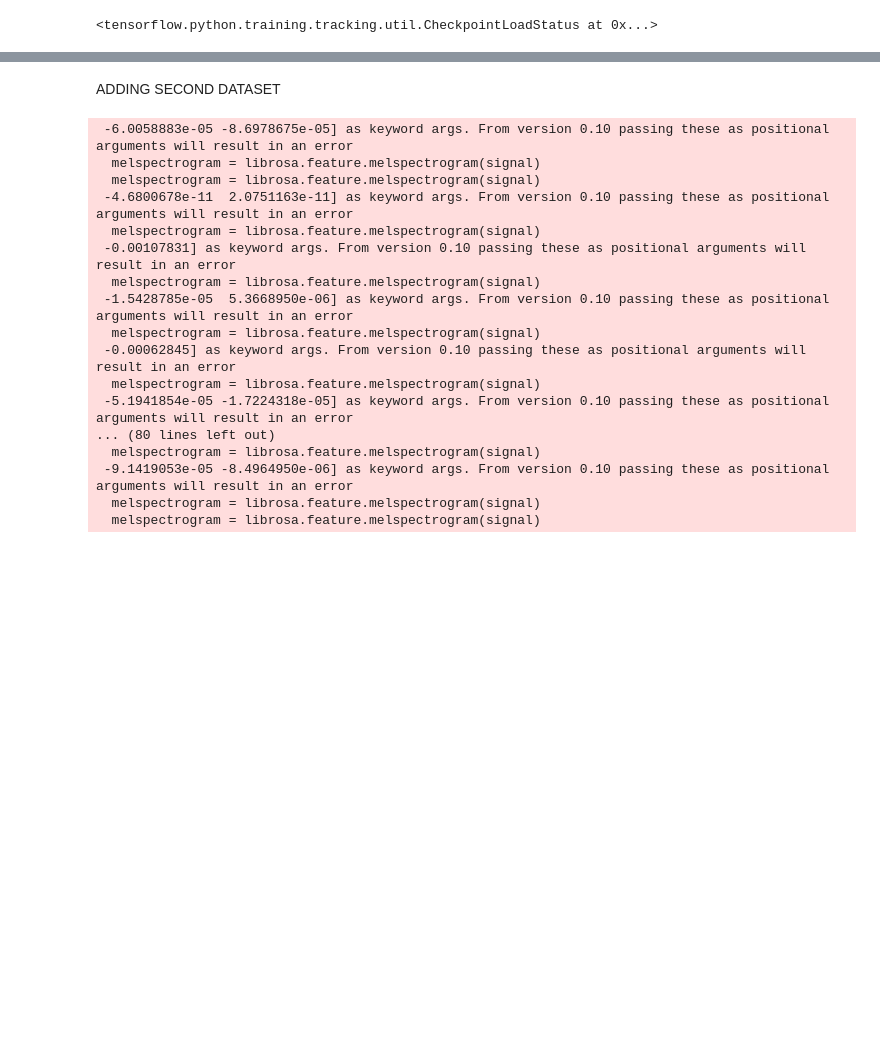
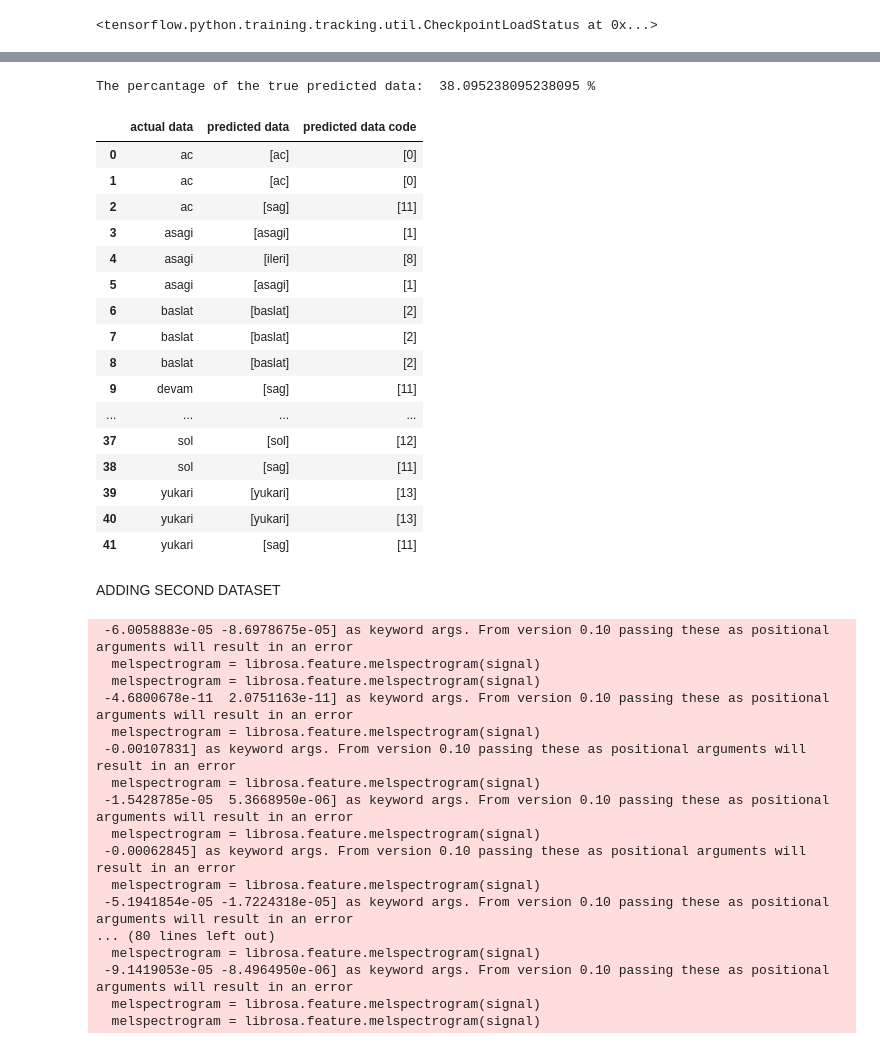
Before and after one commit to SultanSaribas/SpeechRecognition, a Jupyter notebook: TransferLearning/transferlearning.ipynb, the cells around one changed output, grey strips where cells are left out. Cells and saved outputs as stored; diff of their text form; code cells hidden in the pictures; blank space fills up the shorter version.

```diff
--- a/TransferLearning/transferlearning.ipynb
+++ b/TransferLearning/transferlearning.ipynb
@@ -199,3 +230,28 @@ Train Score:  [6.056613445281982, 0.0892857164144516]
+# %%
+predictiondata_feataures_dataframe_initial= pd.DataFrame(predictiondata_feataures_initial, columns=["actual data", "predicted data", "predicted data code"])
+percentage_initial= (counter_true_initial/len(predictiondata_feataures_initial))*100
+print("The percantage of the true predicted data: ", percentage_initial,"%")
+#predictiondata_feataures_dataframe.to_csv("output.csv")
+predictiondata_feataures_dataframe_initial
+# %% [output]
+The percantage of the true predicted data:  38.095238095238095 %
+|  | actual data | predicted data | predicted data code |
+| 0 | ac | [ac] | [0] |
+| 1 | ac | [ac] | [0] |
+| 2 | ac | [sag] | [11] |
+| 3 | asagi | [asagi] | [1] |
+| 4 | asagi | [ileri] | [8] |
+| 5 | asagi | [asagi] | [1] |
+| 6 | baslat | [baslat] | [2] |
+| 7 | baslat | [baslat] | [2] |
+| 8 | baslat | [baslat] | [2] |
+| 9 | devam | [sag] | [11] |
+| ... | ... | ... | ... |
+| 37 | sol | [sol] | [12] |
+| 38 | sol | [sag] | [11] |
+| 39 | yukari | [yukari] | [13] |
+| 40 | yukari | [yukari] | [13] |
+| 41 | yukari | [sag] | [11] |
 # %% [markdown]
 ADDING SECOND DATASET
 # %%
```
Also changed, not shown: parts of 14 cells of this notebook, 3 other files.
